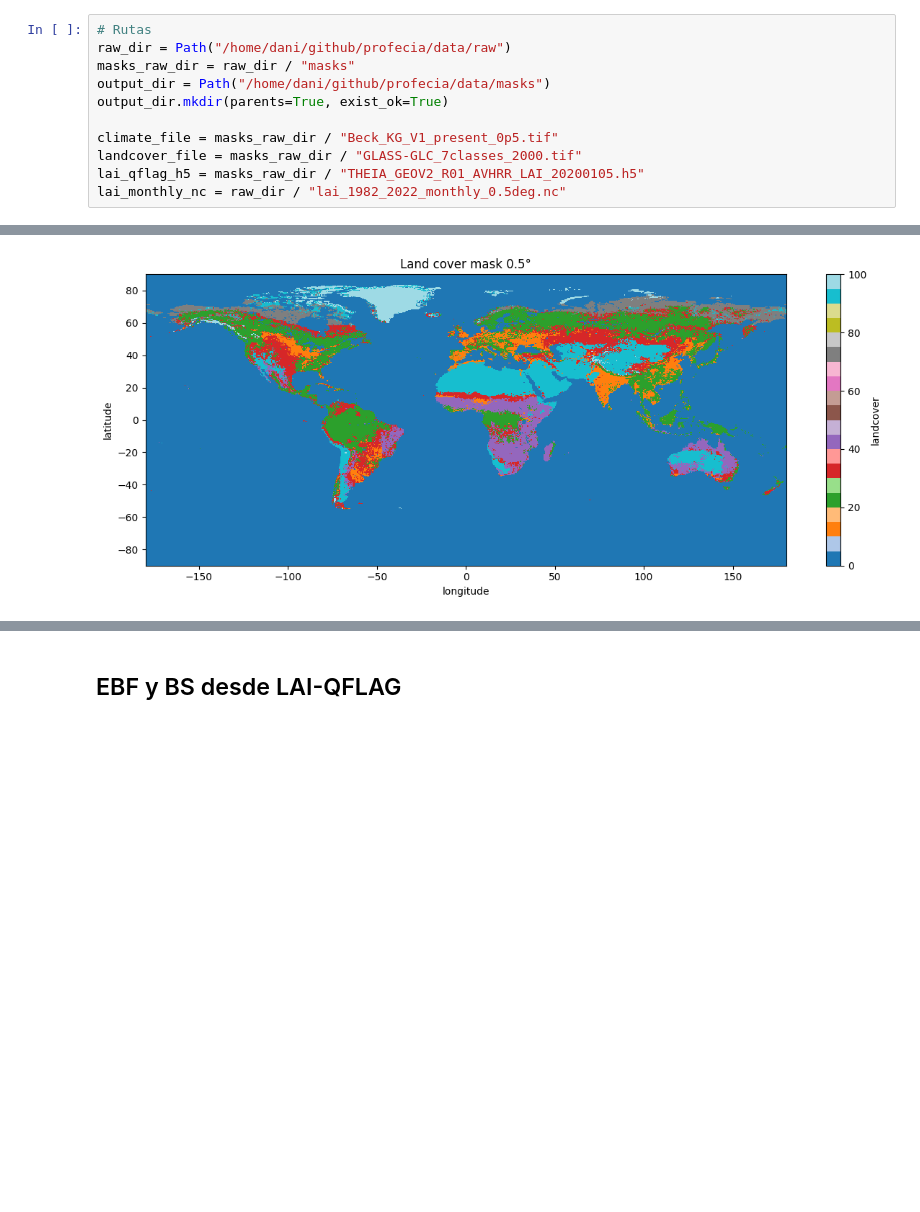
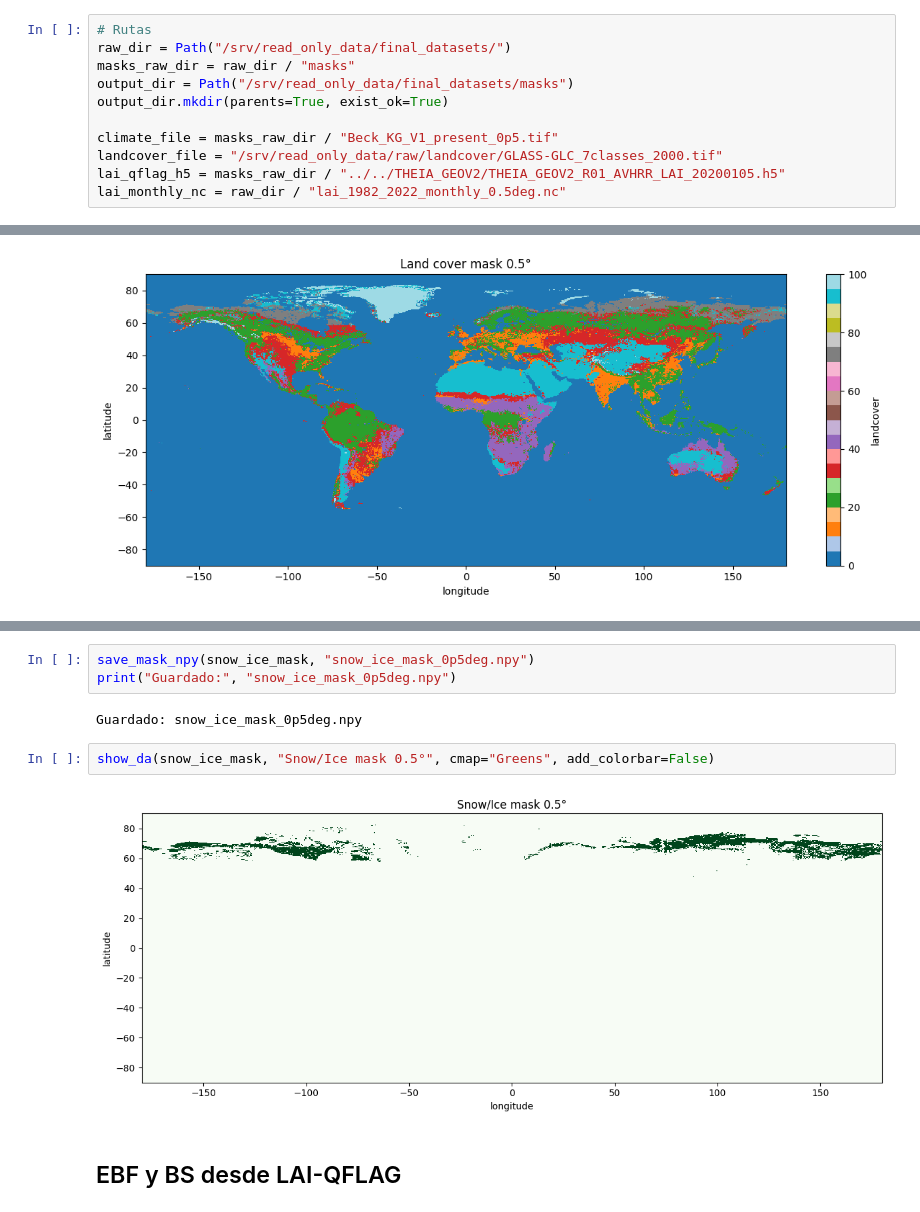
Before and after one commit to garciadd/profecia, a Jupyter notebook: notebooks/masks.ipynb, the cells around one changed output, grey strips where cells are left out. Drawn from its saved outputs; the diff is of its cells as text; blank space fills up the shorter version.

Commit message:
New landcover type masks added

```diff
--- a/notebooks/masks.ipynb
+++ b/notebooks/masks.ipynb
@@ -15,14 +15,14 @@ from rasterio.warp import reproject, Resampling
 import matplotlib.pyplot as plt
 # %%
 # Rutas
-raw_dir = Path("/home/dani/github/profecia/data/raw")
+raw_dir = Path("/srv/read_only_data/final_datasets/")
 masks_raw_dir = raw_dir / "masks"
-output_dir = Path("/home/dani/github/profecia/data/masks")
+output_dir = Path("/srv/read_only_data/final_datasets/masks")
 output_dir.mkdir(parents=True, exist_ok=True)
 
 climate_file = masks_raw_dir / "Beck_KG_V1_present_0p5.tif"
-landcover_file = masks_raw_dir / "GLASS-GLC_7classes_2000.tif"
-lai_qflag_h5 = masks_raw_dir / "THEIA_GEOV2_R01_AVHRR_LAI_20200105.h5"
+landcover_file = "/srv/read_only_data/raw/landcover/GLASS-GLC_7classes_2000.tif"
+lai_qflag_h5 = masks_raw_dir / "../../THEIA_GEOV2/THEIA_GEOV2_R01_AVHRR_LAI_20200105.h5"
 lai_monthly_nc = raw_dir / "lai_1982_2022_monthly_0.5deg.nc"
 # %%
 macro_labels = {
@@ -177,3 +267,12 @@ print("Guardado:", output_dir / "snow_ice_mask_0p5deg.npy")
+# %%
+save_mask_npy(snow_ice_mask, "snow_ice_mask_0p5deg.npy")
+print("Guardado:", "snow_ice_mask_0p5deg.npy")
+# %% [output]
+Guardado: snow_ice_mask_0p5deg.npy
+# %%
+show_da(snow_ice_mask, "Snow/Ice mask 0.5°", cmap="Greens", add_colorbar=False)
+# %% [output]
+[figure, added]
 # %% [markdown]
 ## EBF y BS desde LAI-QFLAG
 # %%
```
Also changed, not shown: parts of 13 cells of this notebook, 1 other file.
